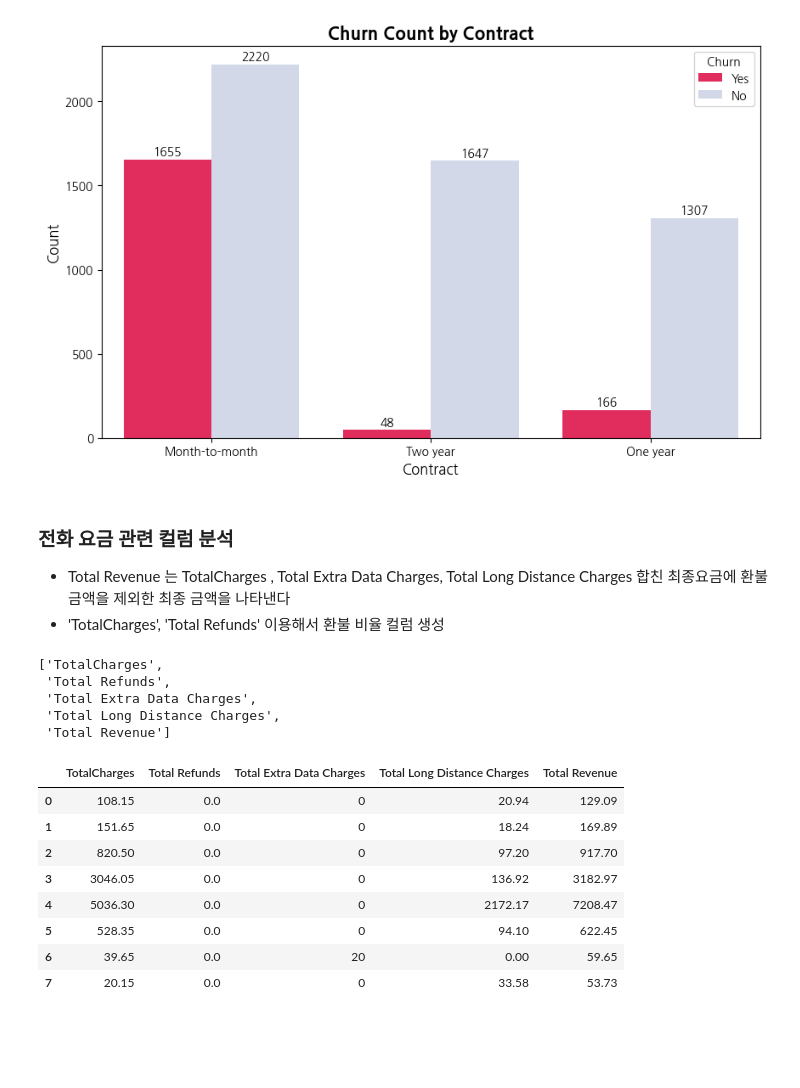
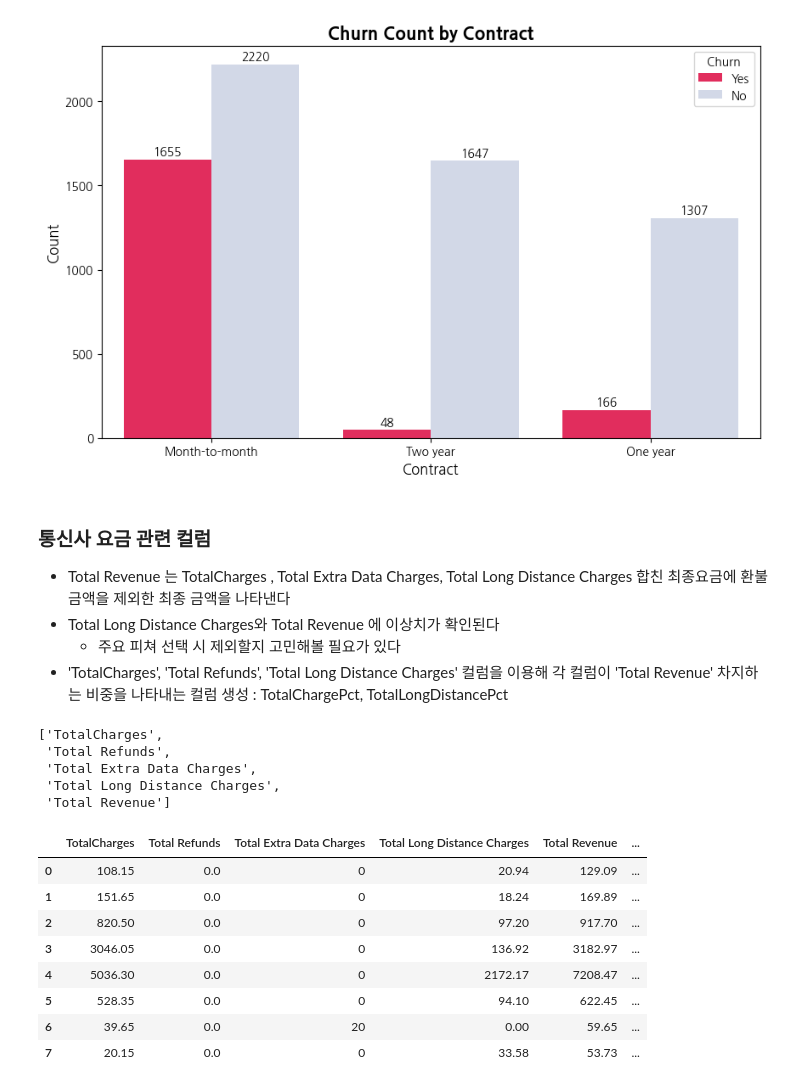
Before and after one commit to skywalker221-Minsoo/-DS-_ZeroBase_ML_Project, a Jupyter notebook: 장윤영/Telcom_Customer_Churn.ipynb, the cells around one changed output. Drawn from its saved outputs; the diff is of its cells as text; code cells hidden in the pictures; blank space fills up the shorter version.

```diff
--- a/장윤영/Telcom_Customer_Churn.ipynb
+++ b/장윤영/Telcom_Customer_Churn.ipynb
@@ -446,9 +447,11 @@ plt.show()
 # %% [output]
 [figure]
 # %% [markdown]
-### 전화 요금 관련 컬럼 분석
+### 통신사 요금 관련 컬럼
 - Total Revenue 는 TotalCharges	, Total Extra Data Charges,	Total Long Distance Charges 합친 최종요금에 환불 금액을 제외한 최종 금액을 나타낸다
-- 'TotalCharges', 'Total Refunds' 이용해서 환불 비율 컬럼 생성
+- Total Long Distance Charges와 Total Revenue 에 이상치가 확인된다
+    - 주요 피쳐 선택 시 제외할지 고민해볼 필요가 있다
+- 'TotalCharges', 'Total Refunds', 'Total Long Distance Charges' 컬럼을 이용해 각 컬럼이 'Total Revenue' 차지하는 비중을 나타내는 컬럼 생성 : TotalChargePct, TotalLongDistancePct
 # %%
 # Total 요금 관련 컬럼 추출
 charge_cols = [col for col in churn_data.columns if ('total' in str(col).lower())]
@@ -459,15 +462,3 @@ charge_cols
  'Total Extra Data Charges',
  'Total Long Distance Charges',
  'Total Revenue']
-# %%
-churn_data[charge_cols].head(8)
-# %% [output]
-|  | TotalCharges | Total Refunds | Total Extra Data Charges | Total Long Distance Charges | Total Revenue |
-| 0 | 108.15 | 0.0 | 0 | 20.94 | 129.09 |
-| 1 | 151.65 | 0.0 | 0 | 18.24 | 169.89 |
-| 2 | 820.50 | 0.0 | 0 | 97.20 | 917.70 |
-| 3 | 3046.05 | 0.0 | 0 | 136.92 | 3182.97 |
-| 4 | 5036.30 | 0.0 | 0 | 2172.17 | 7208.47 |
-| 5 | 528.35 | 0.0 | 0 | 94.10 | 622.45 |
-| 6 | 39.65 | 0.0 | 20 | 0.00 | 59.65 |
-| 7 | 20.15 | 0.0 | 0 | 33.58 | 53.73 |
@@ -480,0 +465,23 @@ churn_data[['TotalCharges', 'Total Refunds', 'RefundRate']].tail()
+# %%
+charge_df = churn_data[charge_cols].copy()
+
+charge_df['TotalChargePct'] = round( (charge_df['TotalCharges'] / churn_data['Total Revenue']) * 100 ,2)
+charge_df['TotalLongDistancePct'] = round( (charge_df['Total Long Distance Charges'] / churn_data['Total Revenue']) * 100 ,2)
+
+churn_data.loc[charge_df['TotalCharges'] == churn_data['TotalCharges'], 'TotalChargePct'] = charge_df['TotalChargePct']
+churn_data.loc[charge_df['TotalCharges'] == churn_data['TotalCharges'], 'TotalLongDistancePct'] = charge_df['TotalLongDistancePct']
+
+
+charge_df.loc[charge_df['TotalCharges'] == churn_data['TotalCharges'], 'Churn'] = churn_data['Churn']
+
+charge_df.head(8)
+# %% [output]
+|  | TotalCharges | Total Refunds | Total Extra Data Charges | Total Long Distance Charges | Total Revenue | ... |
+| 0 | 108.15 | 0.0 | 0 | 20.94 | 129.09 | ... |
+| 1 | 151.65 | 0.0 | 0 | 18.24 | 169.89 | ... |
+| 2 | 820.50 | 0.0 | 0 | 97.20 | 917.70 | ... |
+| 3 | 3046.05 | 0.0 | 0 | 136.92 | 3182.97 | ... |
+| 4 | 5036.30 | 0.0 | 0 | 2172.17 | 7208.47 | ... |
+| 5 | 528.35 | 0.0 | 0 | 94.10 | 622.45 | ... |
+| 6 | 39.65 | 0.0 | 20 | 0.00 | 59.65 | ... |
+| 7 | 20.15 | 0.0 | 0 | 33.58 | 53.73 | ... |
```
Also changed, not shown: parts of 29 cells of this notebook.
